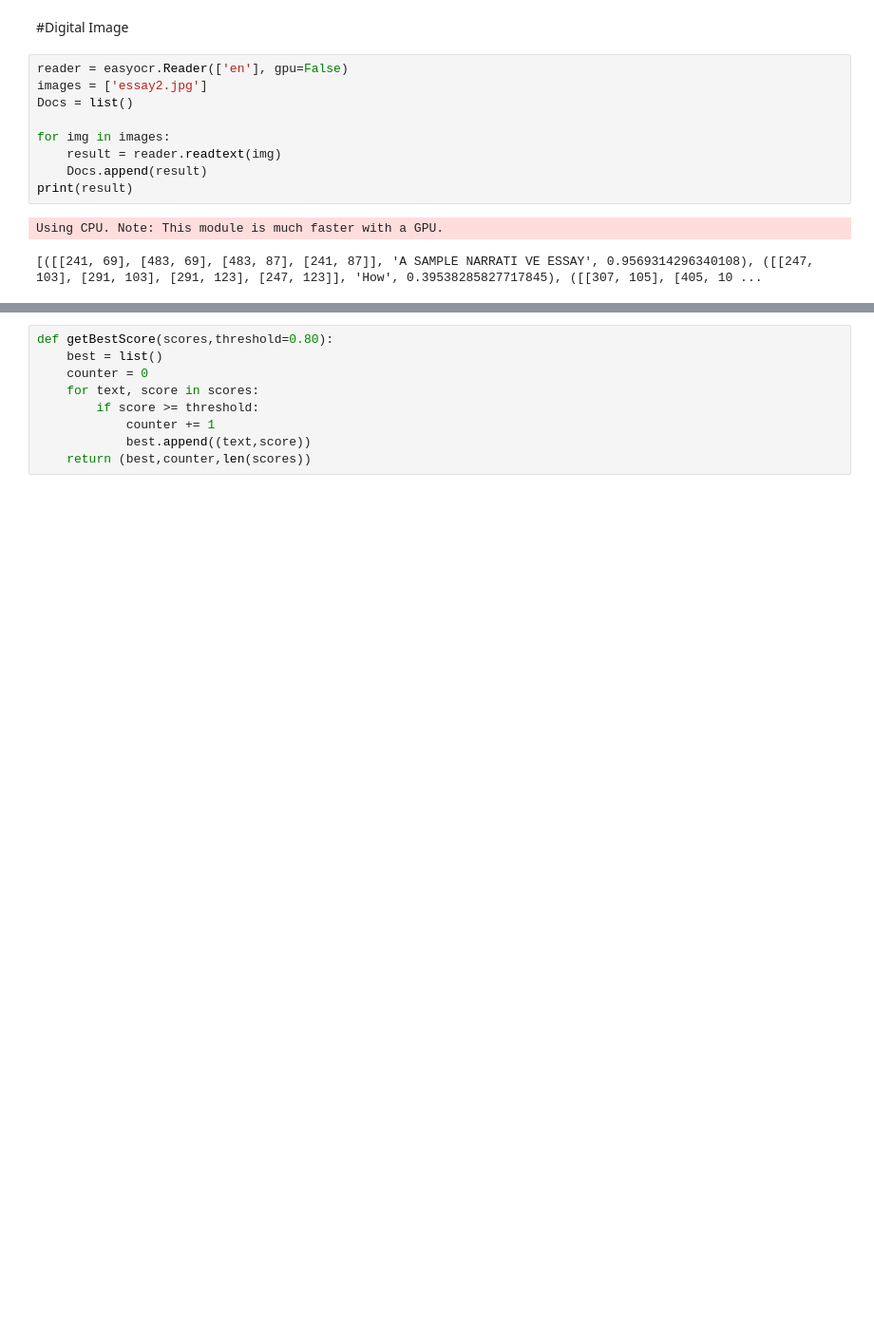
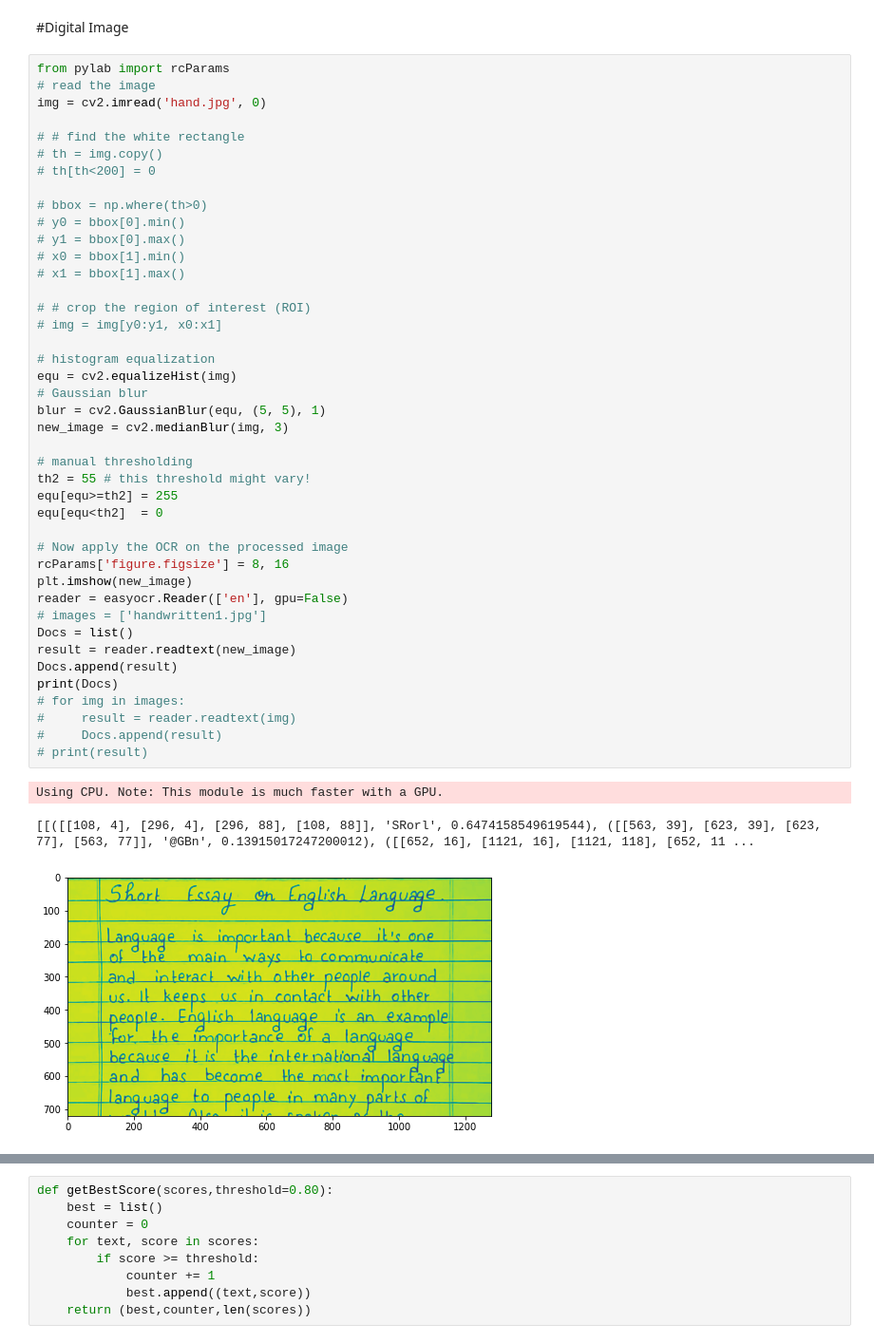
Before and after one commit to icsd13152/TextExtraction_from_image, a Jupyter notebook: Multimodal.ipynb, the cells around one changed output, grey strips where cells are left out. Shown at 95% size. Drawn from its saved outputs; the diff is of its cells as text; blank space fills up the shorter version.

```diff
--- a/Multimodal.ipynb
+++ b/Multimodal.ipynb
@@ -42,17 +53,51 @@ drive.mount('/content/drive')
 # %% [markdown]
 #Digital Image
-# %%
-reader = easyocr.Reader(['en'], gpu=False)
-images = ['essay2.jpg']
-Docs = list()
-
-for img in images:
-    result = reader.readtext(img)
-    Docs.append(result)
-print(result)
-# %% [output]
-Using CPU. Note: This module is much faster with a GPU.
-[([[241, 69], [483, 69], [483, 87], [241, 87]], 'A SAMPLE NARRATI VE ESSAY', 0.9569314296340108), ([[247, 103], [291, 103], [291, 123], [247, 123]], 'How', 0.39538285827717845), ([[307, 105], [405, 10 ...
+# %%
+from pylab import rcParams
+# read the image
+img = cv2.imread('hand.jpg', 0)
+
+# # find the white rectangle
+# th = img.copy()
+# th[th<200] = 0
+
+# bbox = np.where(th>0)
+# y0 = bbox[0].min()
+# y1 = bbox[0].max()
+# x0 = bbox[1].min()
+# x1 = bbox[1].max()
+
+# # crop the region of interest (ROI)
+# img = img[y0:y1, x0:x1]
+
+# histogram equalization
+equ = cv2.equalizeHist(img)
+# Gaussian blur
+blur = cv2.GaussianBlur(equ, (5, 5), 1)
+new_image = cv2.medianBlur(img, 3)
+
+# manual thresholding
+th2 = 55 # this threshold might vary!
+equ[equ>=th2] = 255
+equ[equ<th2]  = 0
+
+# Now apply the OCR on the processed image
+rcParams['figure.figsize'] = 8, 16
+plt.imshow(new_image)
+reader = easyocr.Reader(['en'], gpu=False)
+# images = ['handwritten1.jpg']
+Docs = list()
+result = reader.readtext(new_image)
+Docs.append(result)
+print(Docs)
+# for img in images:
+#     result = reader.readtext(img)
+#     Docs.append(result)
+# print(result)
+# %% [output]
+Using CPU. Note: This module is much faster with a GPU.
+[[([[108, 4], [296, 4], [296, 88], [108, 88]], 'SRorl', 0.6474158549619544), ([[563, 39], [623, 39], [623, 77], [563, 77]], '@GBn', 0.13915017247200012), ([[652, 16], [1121, 16], [1121, 118], [652, 11 ...
+[figure, added]
 # %%
 # font = cv2.FONT_HERSHEY_SIMPLEX
 documents = list()
```
Also changed, not shown: parts of 18 cells of this notebook.
